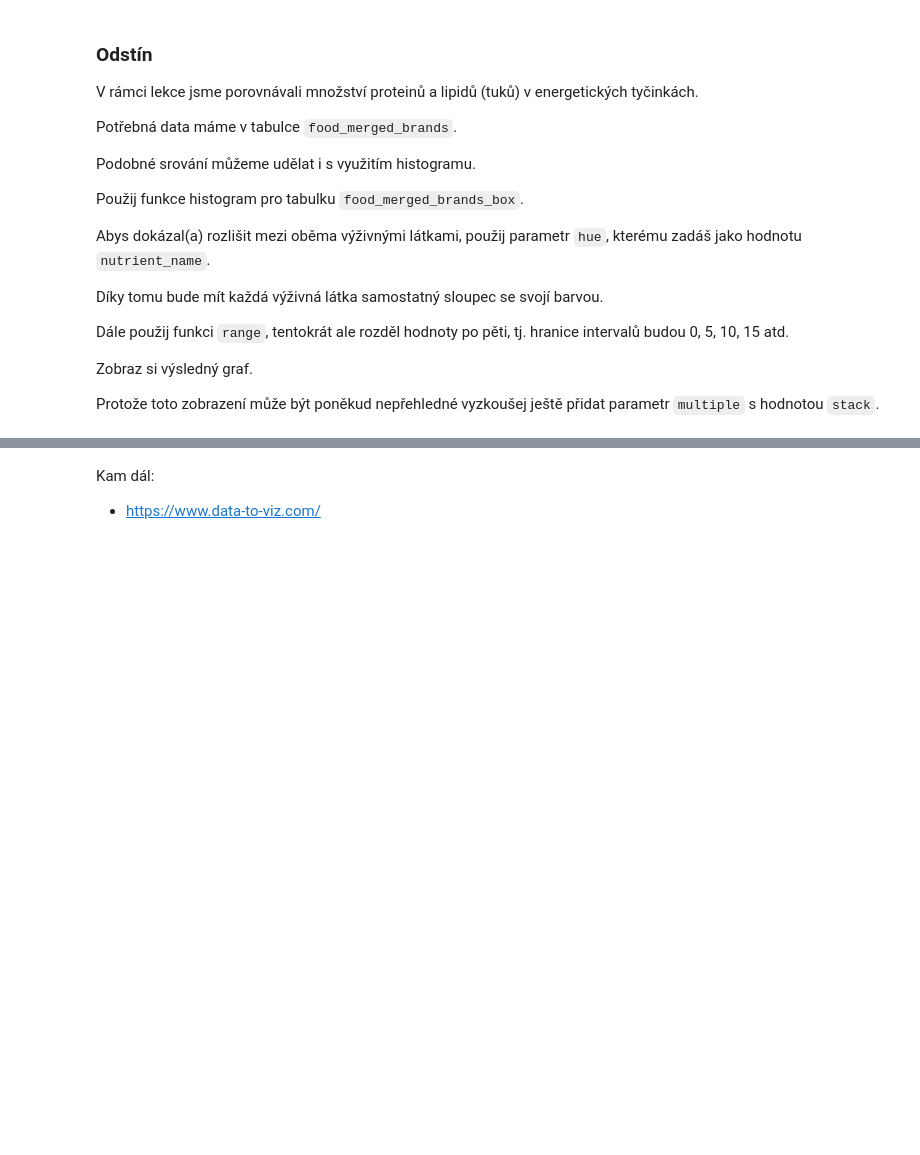
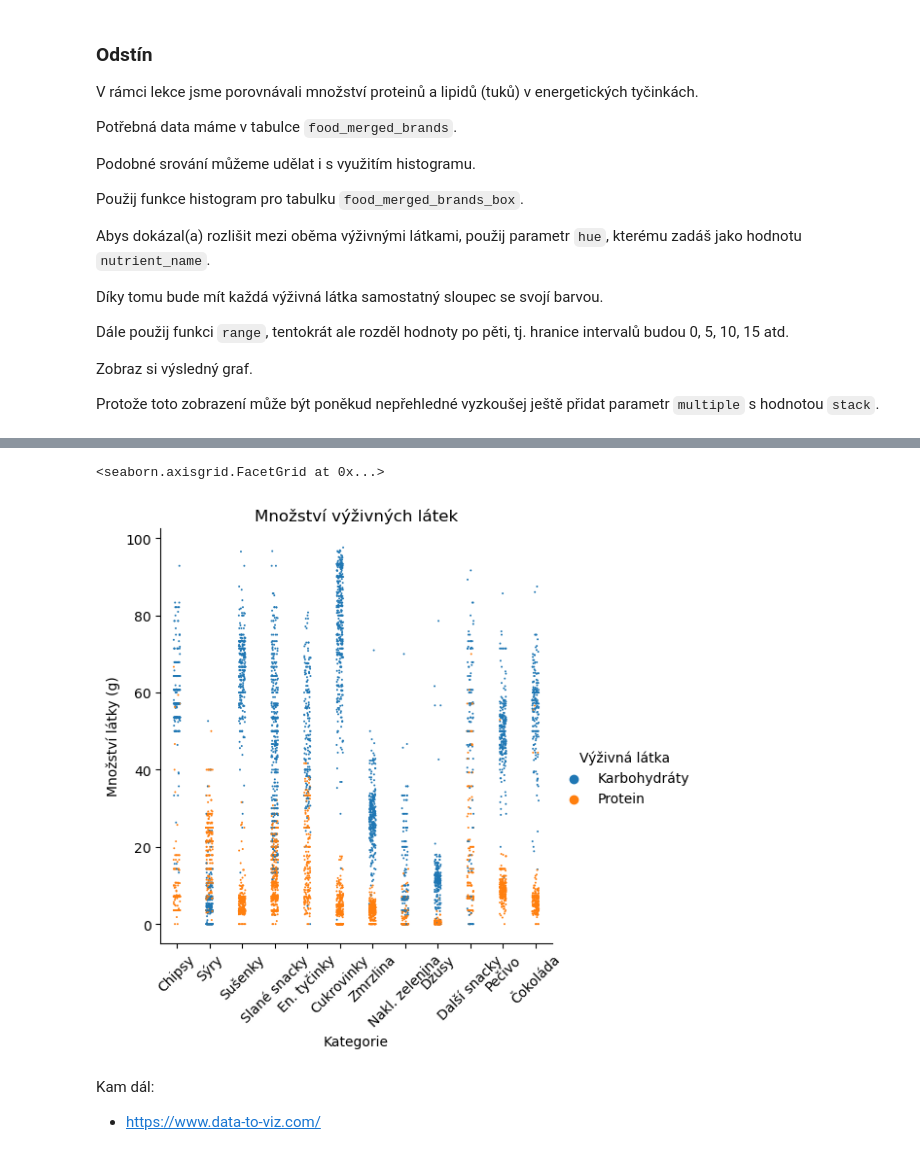
Before and after one commit to AnetaPopelova/czechitas-python-pro-datovou-analyzu-2024-02, a Jupyter notebook: notebooks/lekce-04/lekce-04.ipynb, the cells around one changed output, grey strips where cells are left out. Saved outputs shown, nothing was run; the diff lists cells and outputs as text; code cells hidden in the pictures; blank space fills up the shorter version.

```diff
--- a/notebooks/lekce-04/lekce-04.ipynb
+++ b/notebooks/lekce-04/lekce-04.ipynb
@@ -253,0 +220,7 @@ Protože toto zobrazení může být poněkud nepřehledné vyzkoušej ještě p
+# %%
+food_top_cat["nutrient_name"] = food_top_cat["nutrient_name"].replace(
+    "Carbohydrate, by difference", "Karbohydráty"
+)
+food_top_cat_carb_prot = food_top_cat[
+    food_top_cat["nutrient_name"].isin(["Karbohydráty", "Protein"])
+]
@@ -279,3 +244,23 @@ See the caveats in the documentation: https://pandas.pydata.org/pandas-docs/stab
+# %%
+ax = sns.catplot(
+    data=food_top_cat_carb_prot,
+    x="branded_food_category",
+    y="amount",
+    hue="nutrient_name",
+    s=2,
+)
+ax.tick_params(axis="x", rotation=45)
+ax._legend.set_title("Výživná látka")
+
+
+ax.set(
+    xlabel="Kategorie",
+    ylabel="Množství látky (g)",
+    title="Množství výživných látek",
+)
+# %% [output]
+<seaborn.axisgrid.FacetGrid at 0x...>
+[figure, added]
 # %% [markdown]
 Kam dál:
 - https://www.data-to-viz.com/
```
Also changed, not shown: parts of 20 cells of this notebook, 4 other files.
